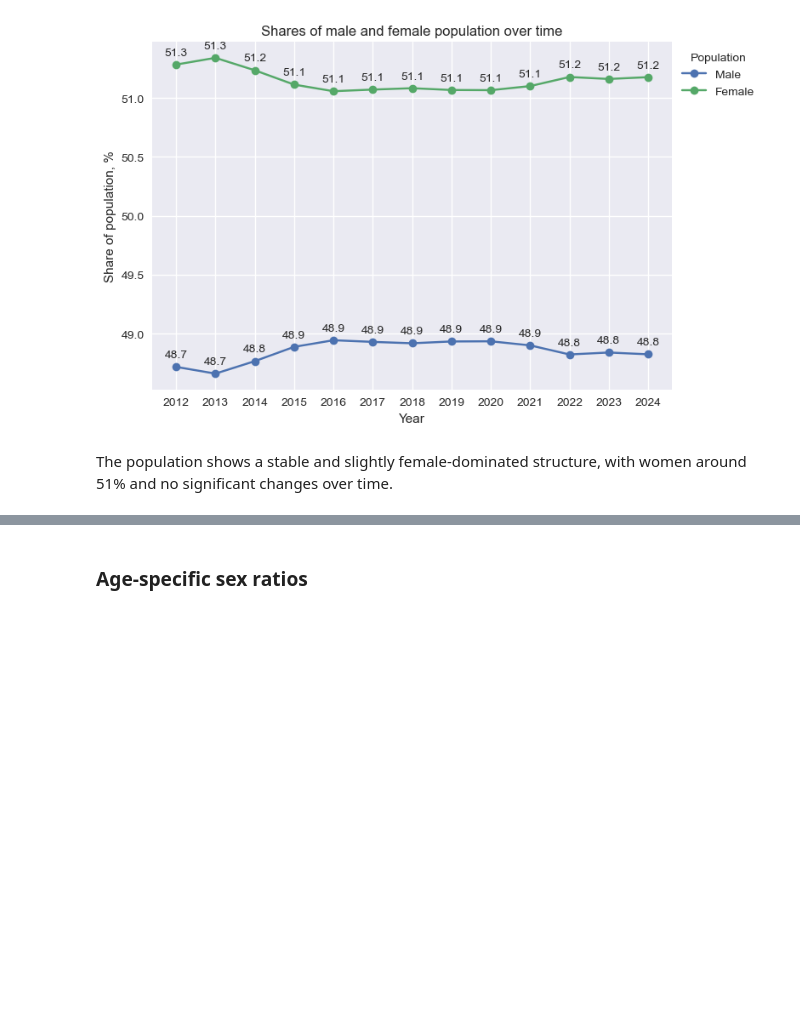
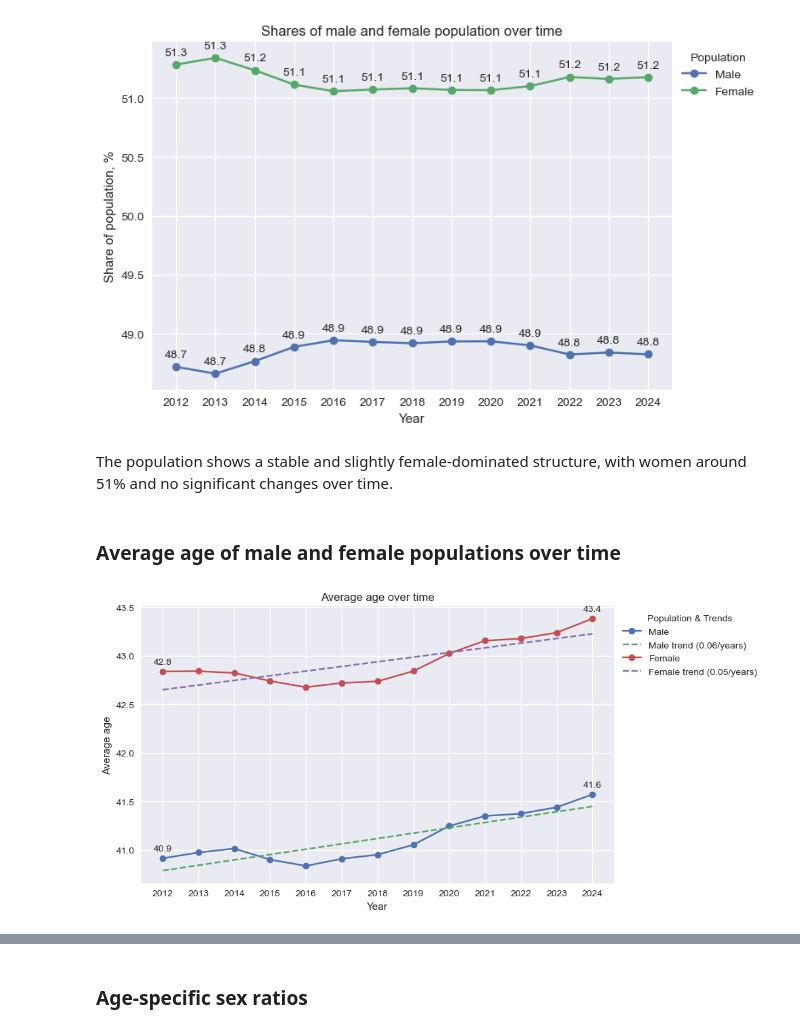
Before and after one commit to rosewiine/cologne-city-eda, a Jupyter notebook: notebooks/02_EDA.ipynb, the cells around one changed output, grey strips where cells are left out. Cells and saved outputs as stored; diff of their text form; code cells hidden in the pictures; blank space fills up the shorter version.

```diff
--- a/notebooks/02_EDA.ipynb
+++ b/notebooks/02_EDA.ipynb
@@ -746,3 +746,38 @@ plt.show()
 [figure]
 # %% [markdown]
 The population shows a stable and slightly female-dominated structure, with women around 51% and no significant changes over time.
+# %% [markdown]
+### Average age of male and female populations over time
+# %%
+avg_age_groups = [
+    ("Male", df_city['avg_age_male']),
+    ("Female", df_city['avg_age_female'])
+]
+# %%
+fig, ax = plt.subplots(figsize=(10,5))
+
+years = df_city['year']
+
+for name, values in avg_age_groups:
+
+    ax.plot(years, values, marker='o', label=name)
+
+    # trendlines
+    # polynomial fit y = a*x + b, a - slope, b - intercept
+    a, b = np.polyfit(years, values, 1)
+    ax.plot(years, a*years+b, linestyle='--', label=f"{name} trend ({a:.2f}/years)")
+
+    ax.annotate(f"{values.iloc[0]:.1f}", (years.iloc[0], values.iloc[0]), xytext=(0,8), textcoords='offset points', ha='center')
+    ax.annotate(f"{values.iloc[-1]:.1f}", (years.iloc[-1], values.iloc[-1]), xytext=(0,8), textcoords='offset points', ha='center')
+
+ax.set_xlabel("Year")
+ax.set_ylabel("Average age")
+ax.set_xticks(df_city['year'])
+ax.set_title(f"Average age over time")
+
+plt.legend(title="Population & Trends", bbox_to_anchor=(1, 1), loc='upper left')
+
+plt.tight_layout()
+plt.show()
+# %% [output]
+[figure, added]
```
Also changed, not shown: parts of 34 cells of this notebook, 2 other files.
